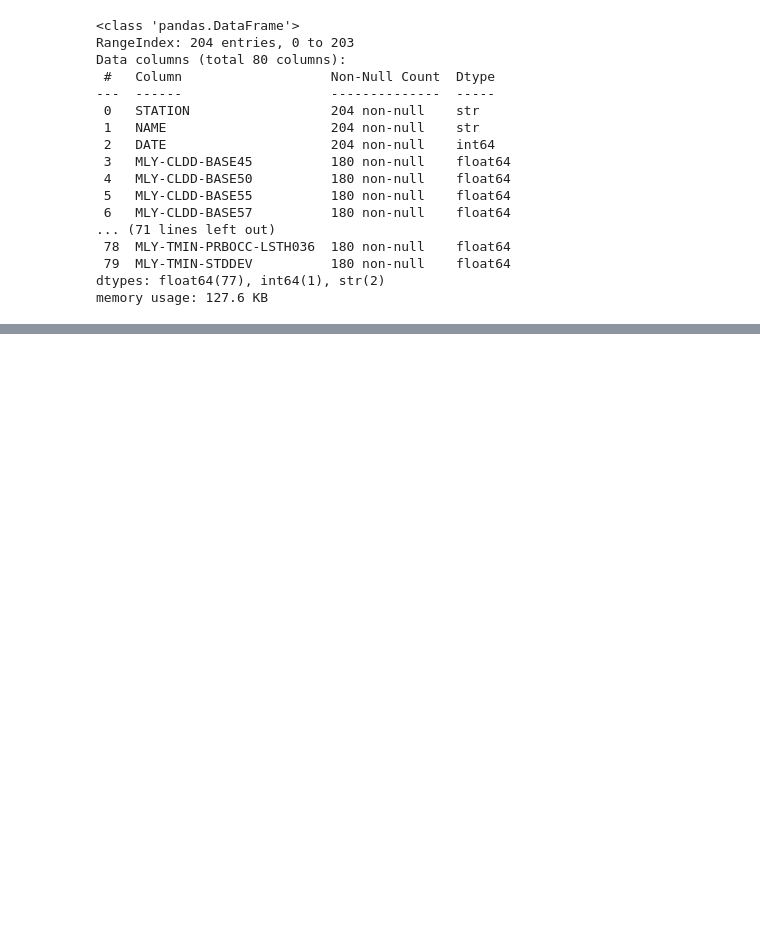
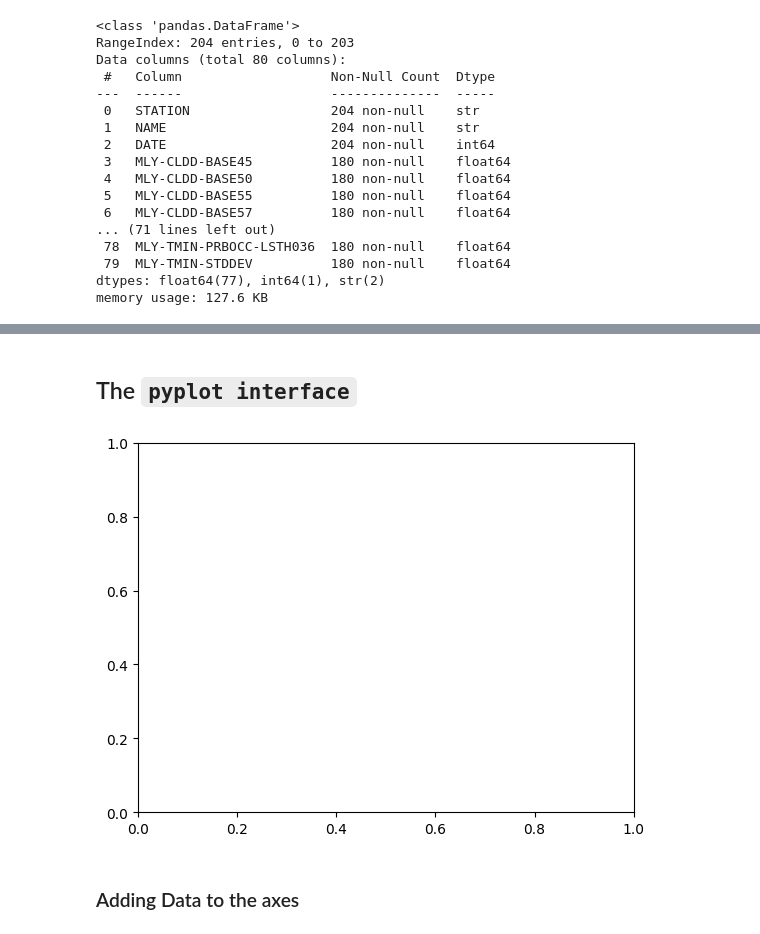
Before and after one commit to mwanyumba7/Python-Deep-Dive-Demos, a Jupyter notebook: PyData-Class-Notes-2506/deep-dive-into-matplotlib-and-seaborn.ipynb, the cells around one changed output, grey strips where cells are left out. Cells and saved outputs as stored; diff of their text form; code cells hidden in the pictures; blank space fills up the shorter version.

```diff
--- a/PyData-Class-Notes-2506/deep-dive-into-matplotlib-and-seaborn.ipynb
+++ b/PyData-Class-Notes-2506/deep-dive-into-matplotlib-and-seaborn.ipynb
@@ -86,0 +121,9 @@ memory usage: 127.6 KB
+# %% [markdown]
+## The `pyplot interface`
+# %%
+fig, ax = plt.subplots()
+plt.show()
+# %% [output]
+[figure, added]
+# %% [markdown]
+### Adding Data to the axes
```
Also changed, not shown: parts of 21 cells of this notebook, 17 other files.
